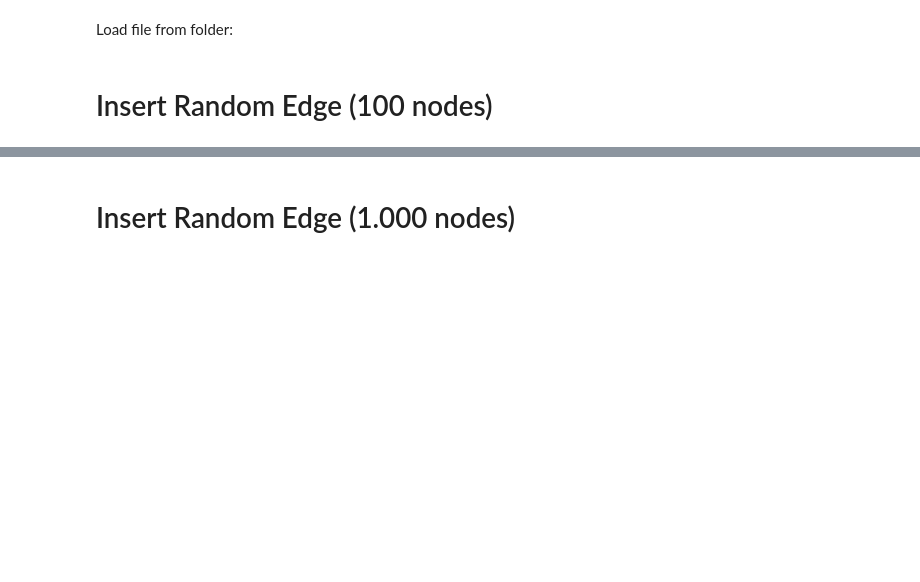
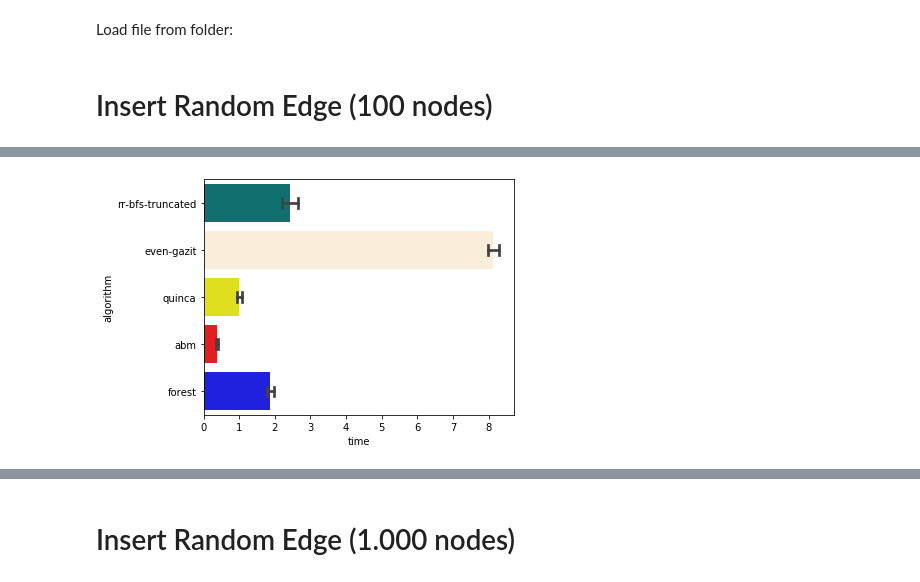
Before and after one commit to arturoverbel/graph_presentation, a Jupyter notebook: notebooks/Results_LAB-Automatic-From_CSV.ipynb, the cells around one changed output, grey strips where cells are left out. Saved outputs shown, nothing was run; the diff lists cells and outputs as text; code cells hidden in the pictures; blank space fills up the shorter version.

```diff
--- a/notebooks/Results_LAB-Automatic-From_CSV.ipynb
+++ b/notebooks/Results_LAB-Automatic-From_CSV.ipynb
@@ -102,0 +183,4 @@ draw_all_plot(data, 100, 'insert_edge')
+# %%
+draw_all_plot(data, 100, 'insert_edge', densityValues=[0.1, 0.2, 0.29, 0.41, 0.5])
+# %% [output]
+[figure, added]
```
Also changed, not shown: parts of 62 cells of this notebook, 12 other files.
